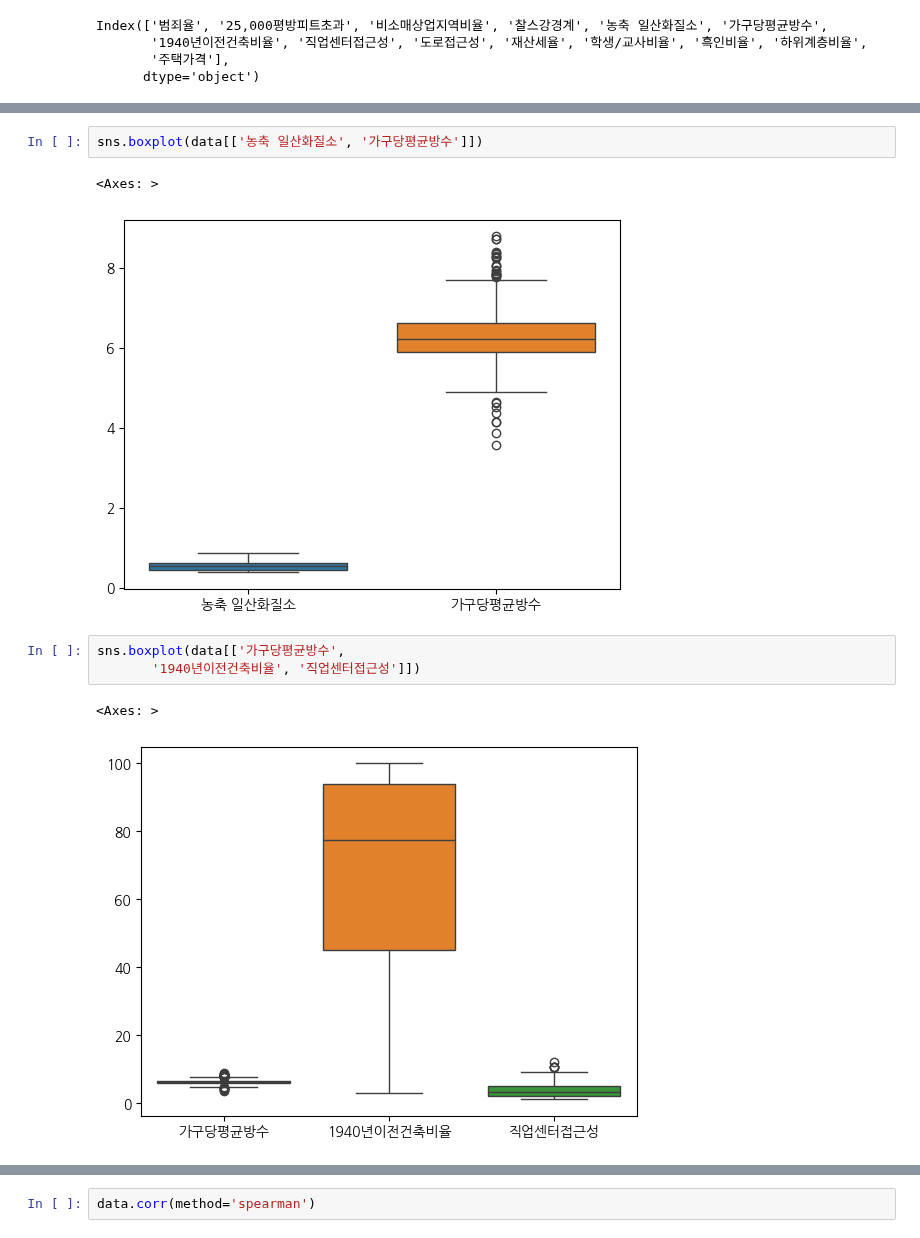
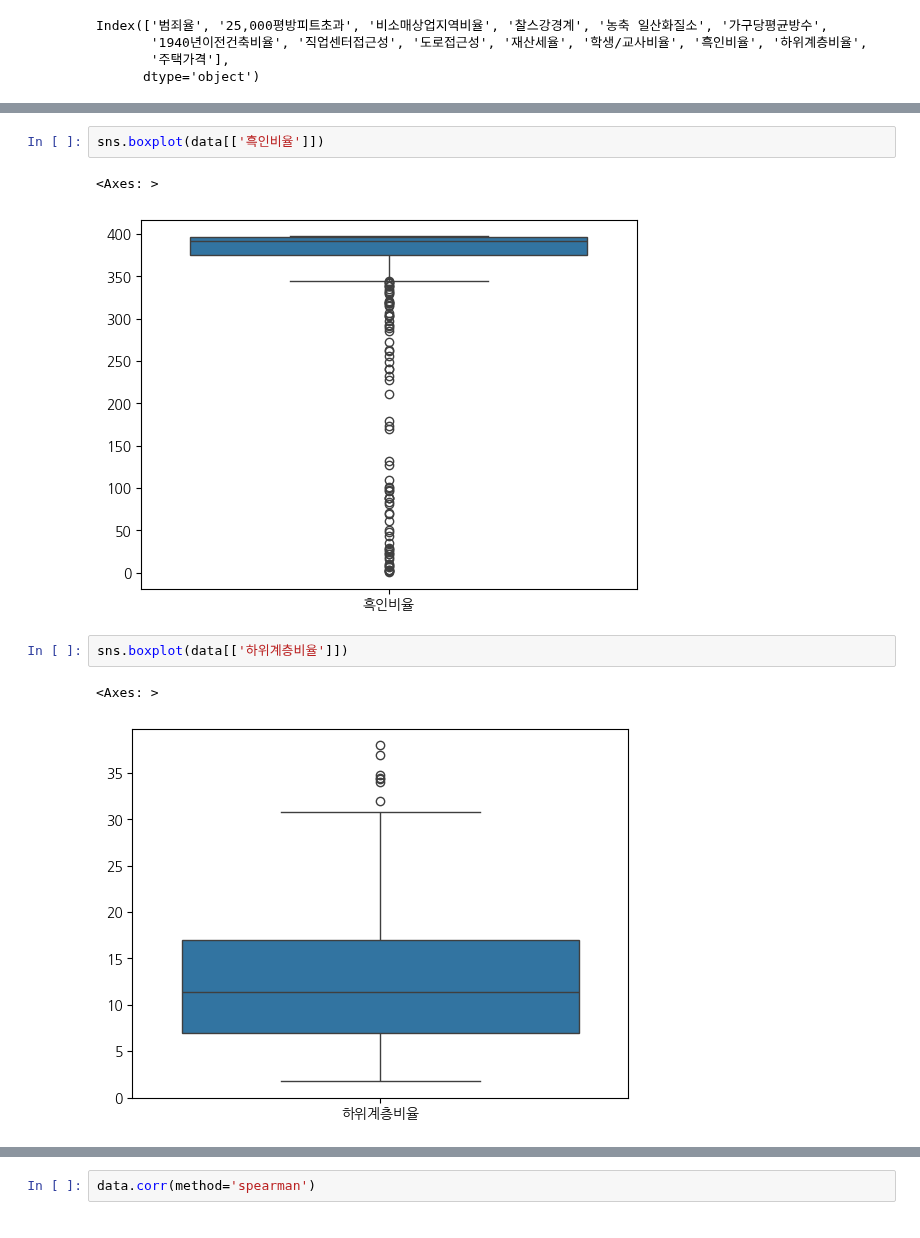
Before and after one commit to Peter-BoBo/fintech, a Jupyter notebook: 05machine_learning/17지도학습_회귀분석_최적회귀_정규화_tree회귀.ipynb, the cells around one changed output, grey strips where cells are left out. Drawn from its saved outputs; the diff is of its cells as text.

```diff
--- a/05machine_learning/17지도학습_회귀분석_최적회귀_정규화_tree회귀.ipynb
+++ b/05machine_learning/17지도학습_회귀분석_최적회귀_정규화_tree회귀.ipynb
@@ -80,12 +80,11 @@ sns.boxplot(data[['범죄율', '25,000평방피트초과', '비소매상업지
 # %%
-sns.boxplot(data[['농축 일산화질소', '가구당평균방수']])
+sns.boxplot(data[['흑인비율']])
 # %% [output]
 <Axes: >
-[figure, old version]
+[figure, new version]
 # %%
-sns.boxplot(data[['가구당평균방수',
-       '1940년이전건축비율', '직업센터접근성']])
+sns.boxplot(data[['하위계층비율']])
 # %% [output]
 <Axes: >
-[figure, old version]
+[figure, new version]
 # %%
```
Also changed, not shown: parts of 46 cells of this notebook, 11 other files.
